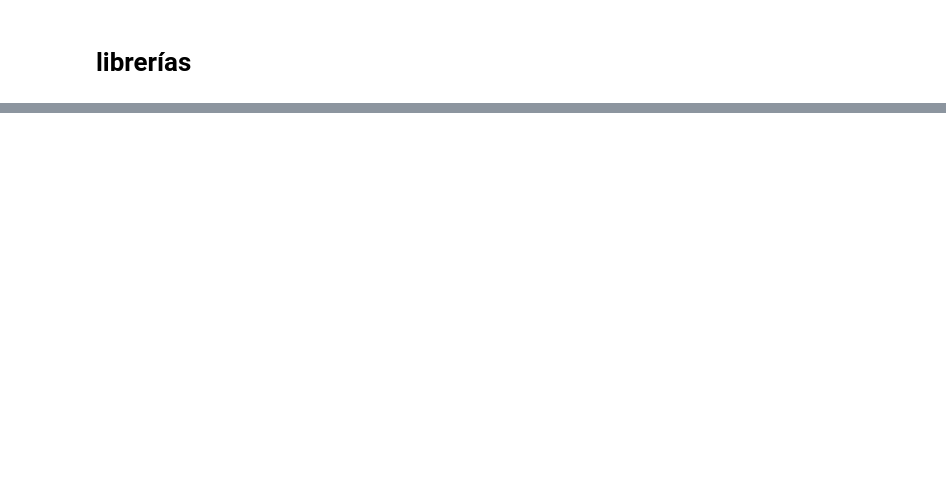
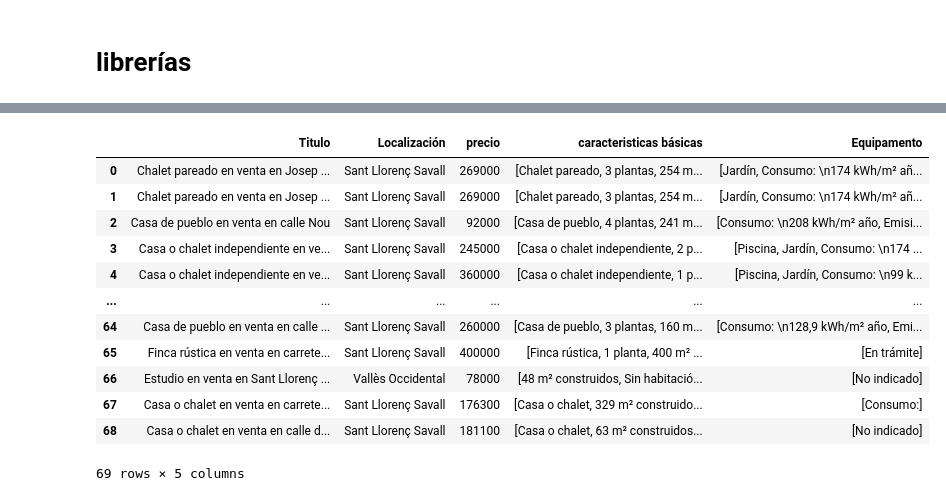
Before and after one commit to GrumpyMatB/Data_Scraping, a Jupyter notebook: web_scraping_idealista.com/web_scraping_Idealista.com.ipynb, the cells around one changed output, grey strips where cells are left out. Drawn from its saved outputs; the diff is of its cells as text; code cells hidden in the pictures; blank space fills up the shorter version.

```diff
--- a/web_scraping_idealista.com/web_scraping_Idealista.com.ipynb
+++ b/web_scraping_idealista.com/web_scraping_Idealista.com.ipynb
@@ -67,0 +371,18 @@ soup
+# %%
+idd_limpia = [item for item in idd if item is not None]
+idd_limpia
+# %%
+'''Almacenamos los Id en un DataFrame'''
+ids_casas = pd.DataFrame(idd)
+ids_casas.columns = ["id"]
+
+'''Le quitamos los None'''
+ids_casas = ids_casas.dropna()
+ids_casas.reset_index(drop=True, inplace=True)
+ids_casas
+
+'''Si queremos lo almacenamos en un csv'''
+ids_casas.to_csv("ids_casas.csv", index = False)
+# %%
+'''Ahora vamos a sacar los datos de cada una de las casas creando una varaible en formato series'''
+casas = pd.Series()
@@ -67,0 +450,7 @@ soup
+# %%
+df_casas = parsear_inmueble(ids_casas.iloc[0].id)
+
+for i in range(1,len(idd_limpia)):
+    df_casas = pd.concat([df_casas, parsear_inmueble(idd_limpia[i])])
+
+    time.sleep(random.randint(4,8))
@@ -67,0 +475,17 @@ soup
+# %%
+df_casas.reset_index(drop=True, inplace=True)
+df_casas
+# %% [output]
+|  | Titulo | Localización | precio | caracteristicas básicas | Equipamento |
+| 0 | Chalet pareado en venta en Josep ... | Sant Llorenç Savall | 269000 | [Chalet pareado, 3 plantas, 254 m... | [Jardín, Consumo: \n174 kWh/m² añ... |
+| 1 | Chalet pareado en venta en Josep ... | Sant Llorenç Savall | 269000 | [Chalet pareado, 3 plantas, 254 m... | [Jardín, Consumo: \n174 kWh/m² añ... |
+| 2 | Casa de pueblo en venta en calle Nou | Sant Llorenç Savall | 92000 | [Casa de pueblo, 4 plantas, 241 m... | [Consumo: \n208 kWh/m² año, Emisi... |
+| 3 | Casa o chalet independiente en ve... | Sant Llorenç Savall | 245000 | [Casa o chalet independiente, 2 p... | [Piscina, Jardín, Consumo: \n174 ... |
+| 4 | Casa o chalet independiente en ve... | Sant Llorenç Savall | 360000 | [Casa o chalet independiente, 1 p... | [Piscina, Jardín, Consumo: \n99 k... |
+| ... | ... | ... | ... | ... | ... |
+| 64 | Casa de pueblo en venta en calle ... | Sant Llorenç Savall | 260000 | [Casa de pueblo, 3 plantas, 160 m... | [Consumo: \n128,9 kWh/m² año, Emi... |
+| 65 | Finca rústica en venta en carrete... | Sant Llorenç Savall | 400000 | [Finca rústica, 1 planta, 400 m² ... | [En trámite] |
+| 66 | Estudio en venta en Sant Llorenç ... | Vallès Occidental | 78000 | [48 m² construidos, Sin habitació... | [No indicado] |
+| 67 | Casa o chalet en venta en carrete... | Sant Llorenç Savall | 176300 | [Casa o chalet, 329 m² construido... | [Consumo:] |
+| 68 | Casa o chalet en venta en calle d... | Sant Llorenç Savall | 181100 | [Casa o chalet, 63 m² construidos... | [No indicado] |
+69 rows × 5 columns
```
Also changed, not shown: parts of 27 cells of this notebook.
